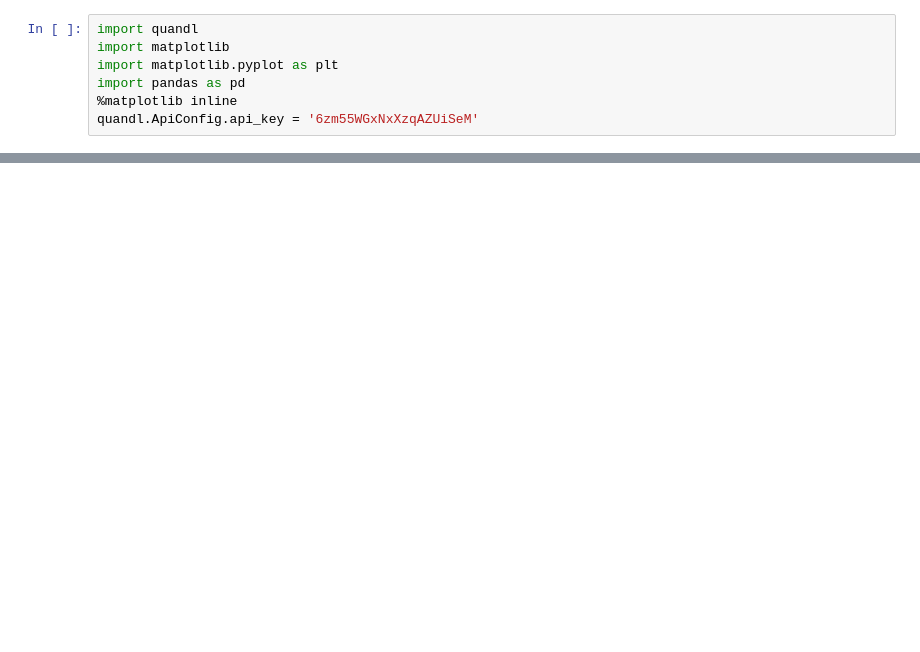
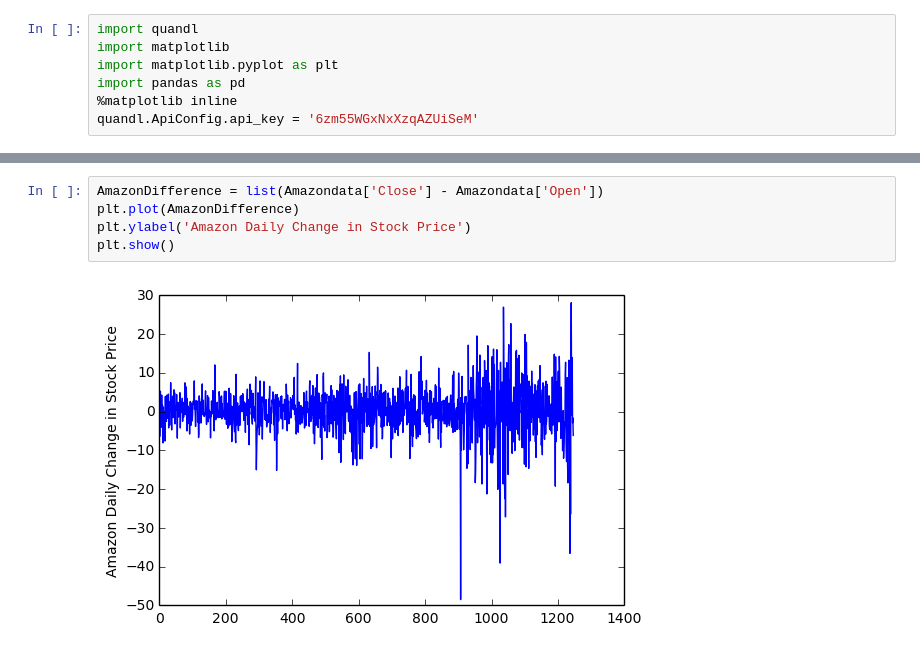
Before and after one commit to adeshpande3/Quandl-Machine-Learning, a Jupyter notebook: QuandlTest.ipynb, the cells around one changed output, grey strips where cells are left out. Drawn from its saved outputs; the diff is of its cells as text; blank space fills up the shorter version.

```diff
--- a/QuandlTest.ipynb
+++ b/QuandlTest.ipynb
@@ -30,0 +27,7 @@ plt.show()
+# %%
+AmazonDifference = list(Amazondata['Close'] - Amazondata['Open'])
+plt.plot(AmazonDifference)
+plt.ylabel('Amazon Daily Change in Stock Price')
+plt.show()
+# %% [output]
+[figure, added]
```
Also changed, not shown: parts of 14 cells of this notebook.
